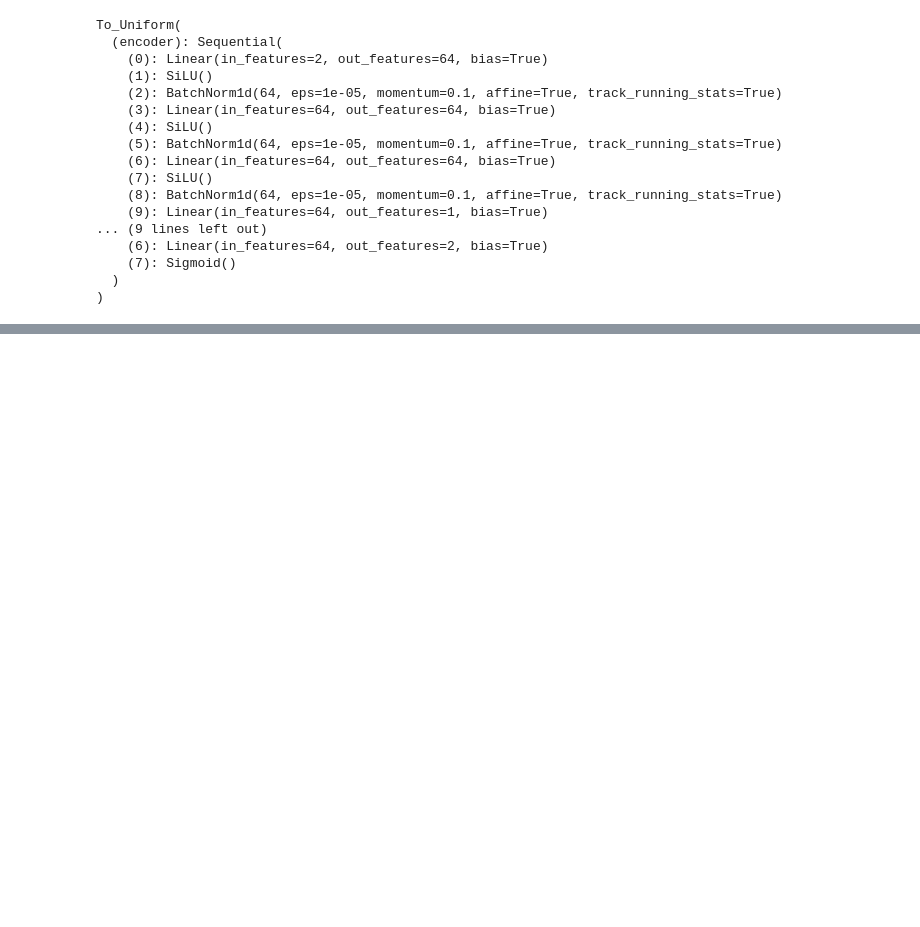
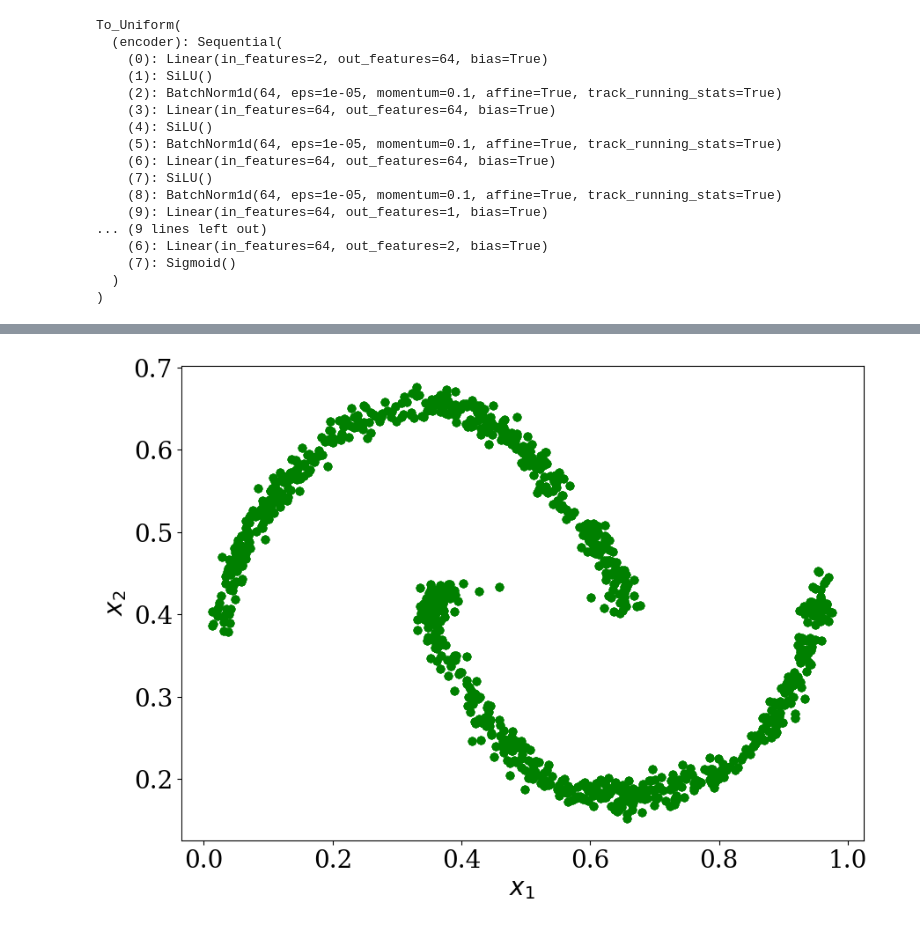
Before and after one commit to tayfununal/Uniform-Autoencoder-with-Latent-Flow-Matching, a Jupyter notebook: UAE-with-LFM/LFM_training/moon.ipynb, the cells around one changed output, grey strips where cells are left out. Saved outputs shown, nothing was run; the diff lists cells and outputs as text; code cells hidden in the pictures; blank space fills up the shorter version.

```diff
--- a/UAE-with-LFM/LFM_training/moon.ipynb
+++ b/UAE-with-LFM/LFM_training/moon.ipynb
@@ -148,0 +282,22 @@ np.savetxt("results/losses.csv",
+# %%
+import plotly.express as px
+import pandas as pd
+
+new_data = model.decode(x_uniform)
+
+# Plot
+fig = plt.figure(figsize=(10, 7))
+ax = fig.add_subplot(111)
+
+
+for i in range(4):
+    ax.scatter(new_data[:, 0].detach().numpy(),
+               new_data[:, 1].detach().numpy(), color='green', alpha=1)
+
+ax.set_xlabel('$x_1$')
+ax.set_ylabel('$x_2$')
+
+plt.savefig("/content/Uniform-Autoencoder-with-Latent-Flow-Matching/UAE-with-LFM/results/moon/latent_flowMatching_uniform_to_moon.pdf")
+plt.show()
+# %% [output]
+[figure, added]
```
Also changed, not shown: parts of 11 cells of this notebook.
